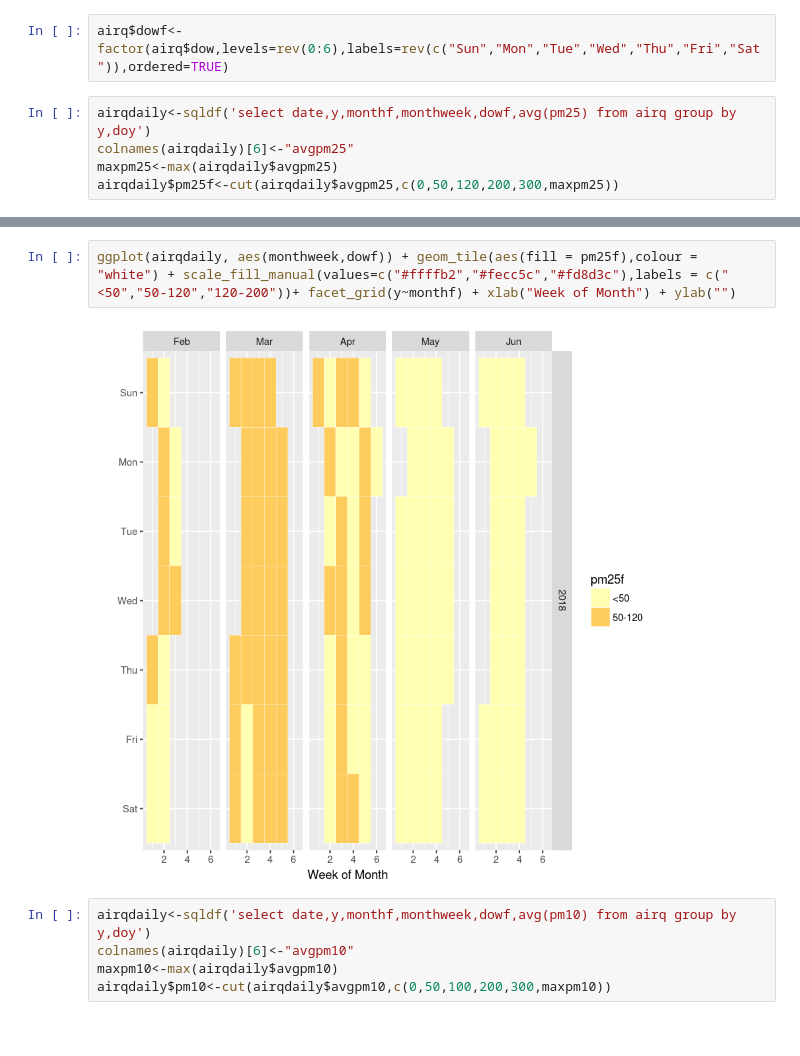
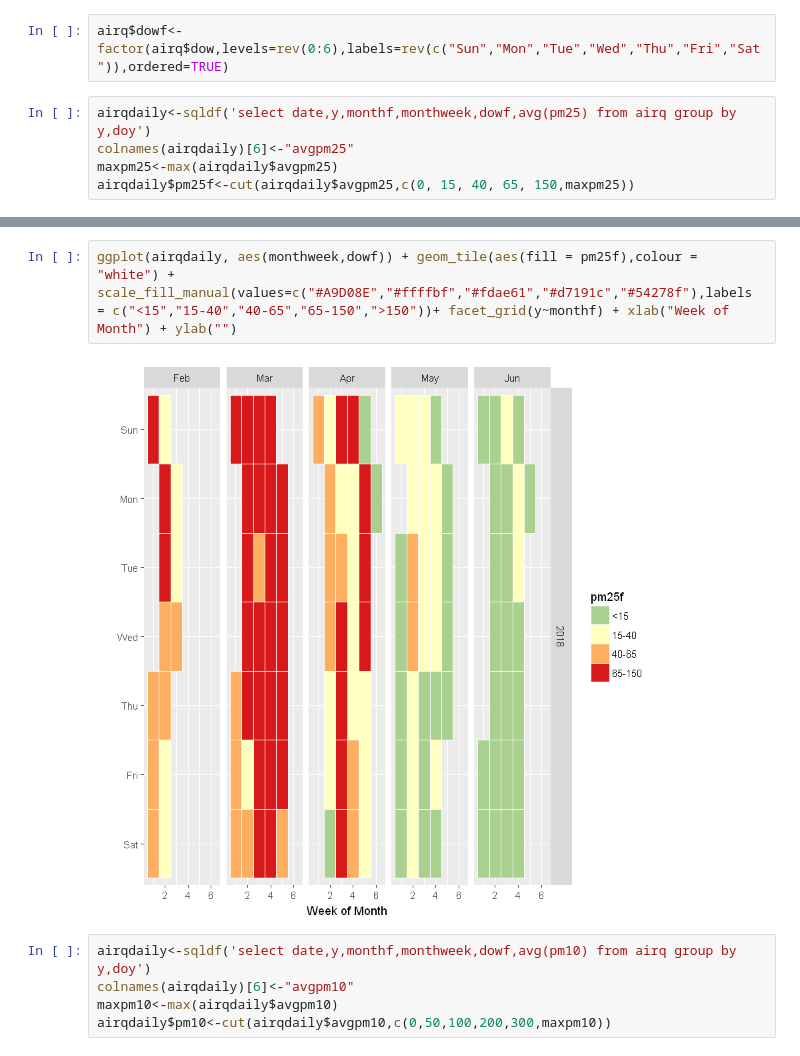
Before and after one commit to Maplub/Jupyter, a Jupyter notebook: Air Quality Explore 2018.ipynb, the cells around one changed output, grey strips where cells are left out. Cells and saved outputs as stored; diff of their text form.

```diff
--- a/Air Quality Explore 2018.ipynb
+++ b/Air Quality Explore 2018.ipynb
@@ -96,4 +82,4 @@ airq$dowf<-factor(airq$dow,levels=rev(0:6),labels=rev(c("Sun","Mon","Tue","Wed",
 airqdaily<-sqldf('select date,y,monthf,monthweek,dowf,avg(pm25) from airq group by y,doy')
 colnames(airqdaily)[6]<-"avgpm25"
 maxpm25<-max(airqdaily$avgpm25)
-airqdaily$pm25f<-cut(airqdaily$avgpm25,c(0,50,120,200,300,maxpm25))
+airqdaily$pm25f<-cut(airqdaily$avgpm25,c(0, 15, 40, 65, 150,maxpm25))
@@ -120,7 +94,7 @@ airqdaily
 # %%
-ggplot(airqdaily, aes(monthweek,dowf)) + geom_tile(aes(fill = pm25f),colour = "white") + scale_fill_manual(values=c("#ffffb2","#fecc5c","#fd8d3c"),labels = c("<50","50-120","120-200"))+ facet_grid(y~monthf) + xlab("Week of Month") + ylab("")
+ggplot(airqdaily, aes(monthweek,dowf)) + geom_tile(aes(fill = pm25f),colour = "white") + scale_fill_manual(values=c("#A9D08E","#ffffbf","#fdae61","#d7191c","#54278f"),labels = c("<15","15-40","40-65","65-150",">150"))+ facet_grid(y~monthf) + xlab("Week of Month") + ylab("")
 # %% [output]
-[figure, old version]
+[figure, new version]
 # %%
 airqdaily<-sqldf('select date,y,monthf,monthweek,dowf,avg(pm10) from airq group by y,doy')
 colnames(airqdaily)[6]<-"avgpm10"
```
Also changed, not shown: parts of 12 cells of this notebook.
